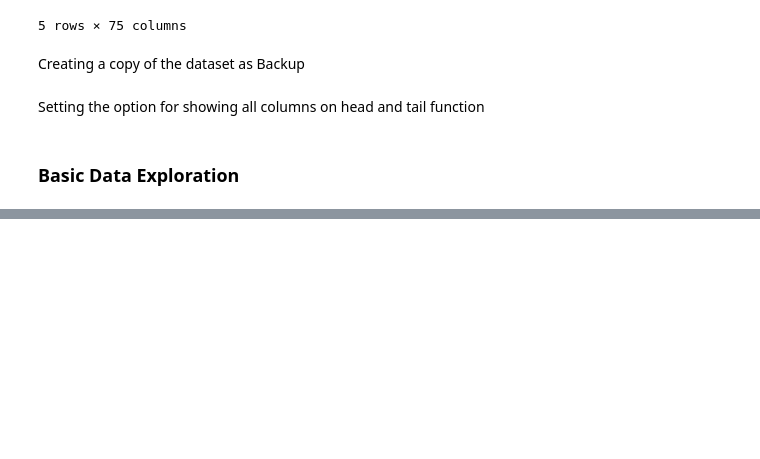
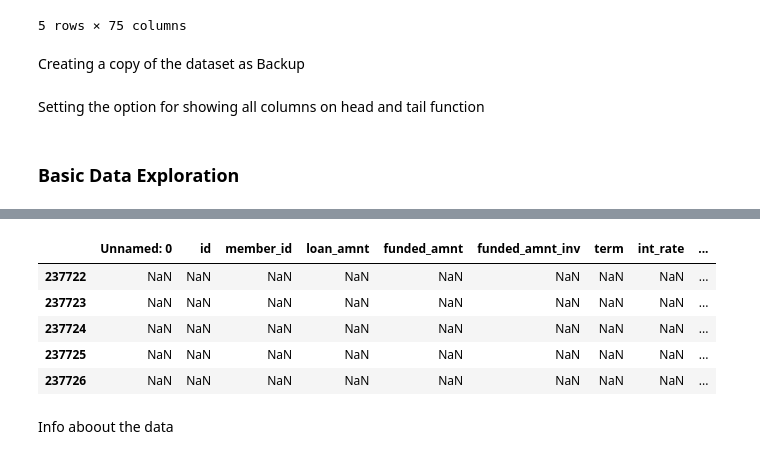
Before and after one commit to bhavbooks/Credit-Risk-Model, a Jupyter notebook: notebook/EDA.ipynb, the cells around one changed output, grey strips where cells are left out. Cells and saved outputs as stored; diff of their text form; code cells hidden in the pictures; blank space fills up the shorter version.

```diff
--- a/notebook/EDA.ipynb
+++ b/notebook/EDA.ipynb
@@ -38,0 +64,11 @@ df.head()
+# %%
+df.tail()
+# %% [output]
+|  | Unnamed: 0 | id | member_id | loan_amnt | funded_amnt | funded_amnt_inv | term | int_rate | ... |
+| 237722 | NaN | NaN | NaN | NaN | NaN | NaN | NaN | NaN | ... |
+| 237723 | NaN | NaN | NaN | NaN | NaN | NaN | NaN | NaN | ... |
+| 237724 | NaN | NaN | NaN | NaN | NaN | NaN | NaN | NaN | ... |
+| 237725 | NaN | NaN | NaN | NaN | NaN | NaN | NaN | NaN | ... |
+| 237726 | NaN | NaN | NaN | NaN | NaN | NaN | NaN | NaN | ... |
+# %% [markdown]
+Info aboout the data
```
Also changed, not shown: parts of 7 cells of this notebook.
